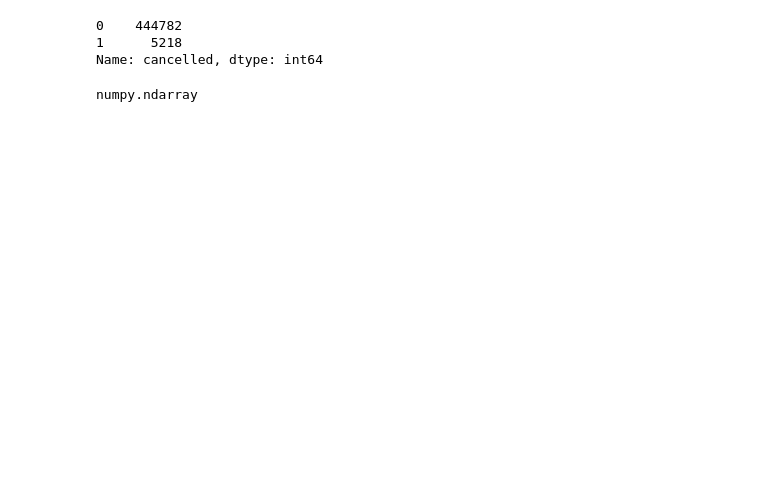
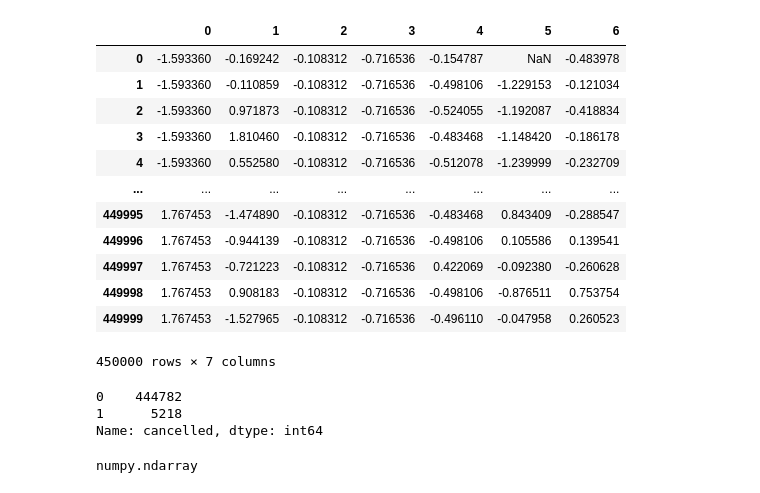
Before and after one commit to ramen-7/CascadeCupIITG, a Jupyter notebook: Hackathon Jan IITG/IITG Cascade Cup - Shivam.ipynb, the cells around one changed output. Cells and saved outputs as stored; diff of their text form; code cells hidden in the pictures; blank space fills up the shorter version.

```diff
--- a/Hackathon Jan IITG/IITG Cascade Cup - Shivam.ipynb
+++ b/Hackathon Jan IITG/IITG Cascade Cup - Shivam.ipynb
@@ -98,28 +130,35 @@ def xgb():
     print(confusion_matrix(y_test, preds))
 # %%
 def fix_columns(df):
-    df = df.drop(['order_id', 'order_date', 'reassigned_order', 'reassignment_method', 'reassignment_reason','order_time','session_time','rider_id',], axis = 1)
+    df = df.drop(['order_id', 'reassigned_order', 'reassignment_method', 'reassignment_reason','order_time','rider_id','first_mile_distance'], axis = 1)
     df['allot_time'] = pd.to_datetime(df['allot_time'])
     df['accept_time'] = pd.to_datetime(df['accept_time'])
     t1 = df['accept_time'] - df['allot_time']
     df['accept_duration'] = t1
     df = df.drop(['allot_time','accept_time','pickup_time','cancelled_time','delivered_time','delivered_orders','alloted_orders'], axis = 1)
     df['accept_duration'] = pd.to_timedelta(df['accept_duration']).dt.total_seconds()
+    lb = preprocessing.LabelEncoder()
+    df['order_date'] = lb.fit_transform(df['order_date'])
     return df
 
 def fix_columns_2(df):
-    df = df.drop(['order_id', 'order_date', 'reassigned_order', 'reassignment_method', 'reassignment_reason','order_time','session_time','rider_id',], axis = 1)
+    df = df.drop(['order_id', 'reassigned_order', 'reassignment_method', 'reassignment_reason','order_time','rider_id','first_mile_distance'], axis = 1)
     df['allot_time'] = pd.to_datetime(df['allot_time'])
     df['accept_time'] = pd.to_datetime(df['accept_time'])
     t1 = df['accept_time'] - df['allot_time']
     df['accept_duration'] = t1
     df = df.drop(['allot_time','accept_time','delivered_orders','alloted_orders'], axis = 1)
     df['accept_duration'] = pd.to_timedelta(df['accept_duration']).dt.total_seconds()
+    lb = preprocessing.LabelEncoder()
+    df['order_date'] = lb.fit_transform(df['order_date'])
     return df
 
 def fix_na(df):
-    df['undelivered_orders']=df['undelivered_orders'].fillna(1)
-    df = df.dropna()
+    lr = LinearRegression()
+    imp = IterativeImputer(estimator = lr, tol = 1e-10, max_iter = 50, verbose = 2, imputation_order = 'roman')
+    imp.fit_transform(df)
+    df = imp.transform(df)
+    df = pd.DataFrame(df)
     return df
 
 def scale_numeric(df):
@@ -149,7 +199,12 @@ order_id = test_df['order_id']
 train_df = fix_columns(train_df)
 test_df = fix_columns_2(test_df)
 
+
+train_df['order_date'] = lb.fit_transform(train_df['order_date'])
+test_df['order_date'] = lb.fit_transform(test_df['order_date'])
+
 def fix_na_2(df):
+    df['session_time']=df['session_time'].fillna(method='bfill')
     df['undelivered_orders']=df['undelivered_orders'].fillna(1)
     df['lifetime_order_count'] = df['lifetime_order_count'].fillna(method = 'bfill')
     df['accept_duration'] = df['accept_duration'].fillna(method = 'bfill')
@@ -162,8 +217,3 @@ test_df = scale_numeric(test_df)
 
 y = train_df['cancelled']
 X = train_df.drop(['cancelled'], axis = 1)
-
-X = scale_numeric(X)
-
-model = RandomForestClassifier(n_estimators=15, random_state=2)
-preds = model.fit(X, y).predict(test_df)
@@ -169,0 +226,31 @@ preds = model.fit(X, y).predict(test_df)
+# %%
+train_df = pd.read_csv('train.csv')
+test_df = pd.read_csv('test.csv')
+
+order_id = test_df['order_id']
+
+train_df = fix_columns(train_df)
+test_df = fix_columns_2(test_df)
+
+train_df['order_date'] = lb.fit_transform(train_df['order_date'])
+test_df['order_date'] = lb.fit_transform(test_df['order_date'])
+
+train_df = scale_numeric(train_df)
+test_df = scale_numeric(test_df)
+
+
+train_df
+# %% [output]
+|  | 0 | 1 | 2 | 3 | 4 | 5 | 6 |
+| 0 | -1.593360 | -0.169242 | -0.108312 | -0.716536 | -0.154787 | NaN | -0.483978 |
+| 1 | -1.593360 | -0.110859 | -0.108312 | -0.716536 | -0.498106 | -1.229153 | -0.121034 |
+| 2 | -1.593360 | 0.971873 | -0.108312 | -0.716536 | -0.524055 | -1.192087 | -0.418834 |
+| 3 | -1.593360 | 1.810460 | -0.108312 | -0.716536 | -0.483468 | -1.148420 | -0.186178 |
+| 4 | -1.593360 | 0.552580 | -0.108312 | -0.716536 | -0.512078 | -1.239999 | -0.232709 |
+| ... | ... | ... | ... | ... | ... | ... | ... |
+| 449995 | 1.767453 | -1.474890 | -0.108312 | -0.716536 | -0.483468 | 0.843409 | -0.288547 |
+| 449996 | 1.767453 | -0.944139 | -0.108312 | -0.716536 | -0.498106 | 0.105586 | 0.139541 |
+| 449997 | 1.767453 | -0.721223 | -0.108312 | -0.716536 | 0.422069 | -0.092380 | -0.260628 |
+| 449998 | 1.767453 | 0.908183 | -0.108312 | -0.716536 | -0.498106 | -0.876511 | 0.753754 |
+| 449999 | 1.767453 | -1.527965 | -0.108312 | -0.716536 | -0.496110 | -0.047958 | 0.260523 |
+450000 rows × 7 columns
```
Also changed, not shown: parts of 18 cells of this notebook, 1 other file.
